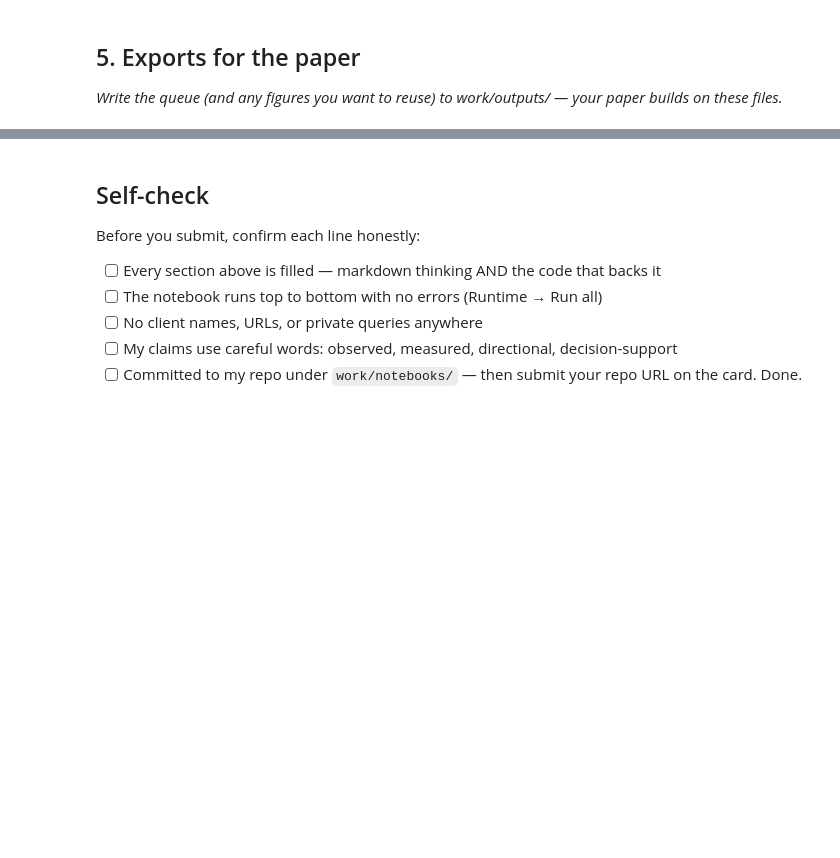
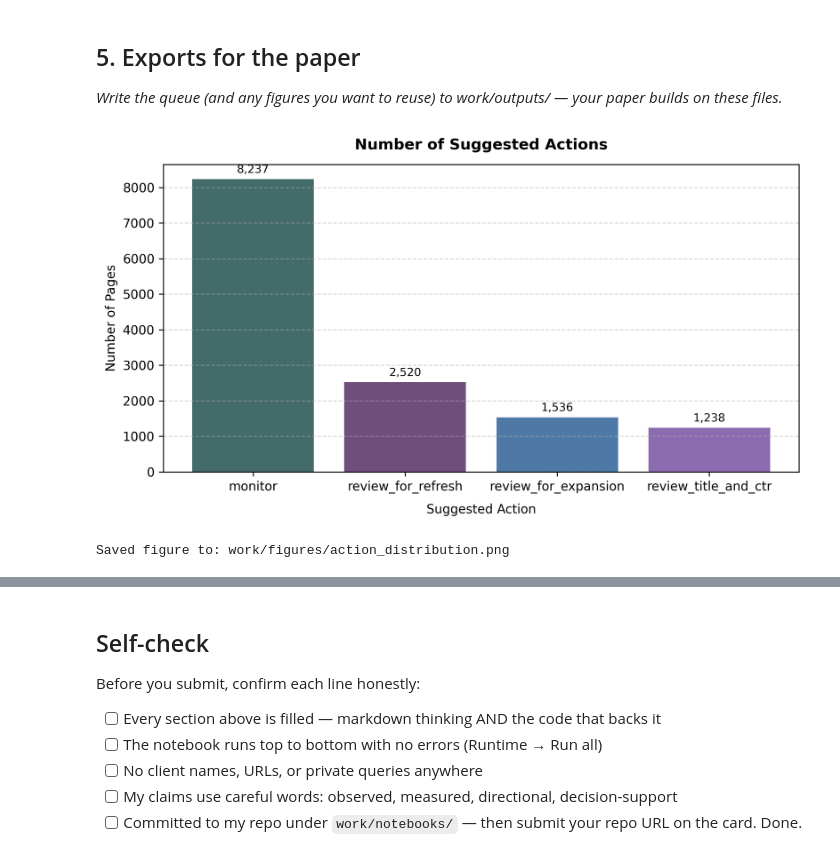
Before and after one commit to JasperOwen/flyrank-ml-internship, a Jupyter notebook: work/notebooks/w07_action_playbook.ipynb, the cells around one changed output, grey strips where cells are left out. Drawn from its saved outputs; the diff is of its cells as text; code cells hidden in the pictures; blank space fills up the shorter version.

```diff
--- a/work/notebooks/w07_action_playbook.ipynb
+++ b/work/notebooks/w07_action_playbook.ipynb
@@ -15,0 +189,17 @@ This skeleton is yours to fill. Work the sections **in order** — each one has
+# %%
+from sklearn.ensemble import RandomForestClassifier
+
+final_rf = RandomForestClassifier(
+    n_estimators=100,
+    max_depth=8,
+    class_weight="balanced",
+    random_state=42,
+    n_jobs=1
+)
+final_rf.fit(X, y)
+model_df["model_prob"] = final_rf.predict_proba(X)[:, 1]
+
+model_df["normalized_baseline"] = model_df["baseline_score"] / 12.0
+model_df["priority_score"] = (
+    100.0 * (0.70 * model_df["model_prob"] + 0.30 * model_df["normalized_baseline"])
+).round(1)
@@ -43,0 +420,36 @@ This skeleton is yours to fill. Work the sections **in order** — each one has
+# %%
+# This cell is for CODE (numbers, a query, a check).
+# Write your text answer in the cell ABOVE this one — typing sentences here breaks Run All.
+import matplotlib.pyplot as plt
+
+# Ensures output folders exist
+os.makedirs("work/outputs", exist_ok=True)
+os.makedirs("work/figures", exist_ok=True)
+
+figure, ax = plt.subplots(figsize=(8, 4.5), dpi=300)
+action_counts = queue["suggested_action"].value_counts()
+colors = ["#426B69", "#6F4E7C", "#4E79A7", "#8C6BB1"]
+
+bars = ax.bar(action_counts.index, action_counts.values, color=colors[:len(action_counts)])
+ax.set_title("Number of Suggested Actions", fontsize=12, fontweight="bold", pad=12)
+ax.set_xlabel("Suggested Action", fontsize=10, labelpad=8)
+ax.set_ylabel("Number of Pages", fontsize=10)
+ax.grid(axis="y", linestyle="--", alpha=0.5)
+
+for bar in bars:
+    height = bar.get_height()
+    ax.annotate(f'{height:,}',
+                xy=(bar.get_x() + bar.get_width() / 2, height),
+                xytext=(0, 3),
+                textcoords="offset points",
+                ha='center', va='bottom', fontsize=9)
+
+plt.tight_layout()
+figure_action_path = "work/figures/action_distribution.png"
+figure.savefig(figure_action_path)
+plt.show()
+plt.close(figure)
+print(f"Saved figure to: {figure_action_path}")
+# %% [output]
+[figure, added]
+Saved figure to: work/figures/action_distribution.png
```
Also changed, not shown: parts of 24 cells of this notebook.
